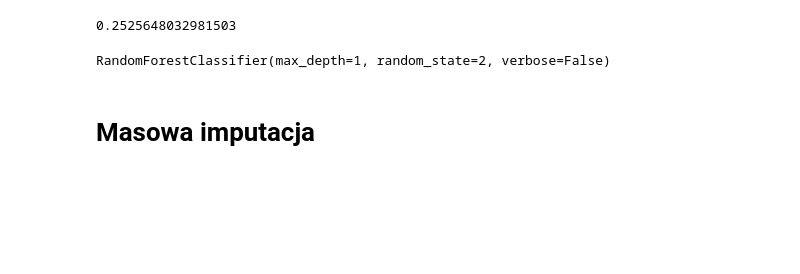
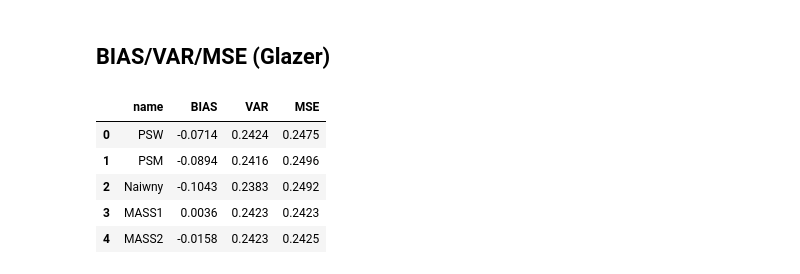
Before and after one commit to whyme36/BI_2021, a Jupyter notebook: Projekt_Kacper_Glazer_Kacper_Kwaśnioch.ipynb, the cells around one changed output. Drawn from its saved outputs; the diff is of its cells as text; code cells hidden in the pictures; blank space fills up the shorter version.

```diff
--- a/Projekt_Kacper_Glazer_Kacper_Kwaśnioch.ipynb
+++ b/Projekt_Kacper_Glazer_Kacper_Kwaśnioch.ipynb
@@ -119,0 +230,16 @@ def losowa_nielosowa_split(df,i, losowa_wielkosc = 400):
+# %%
+Srednie_wazone_naiwny=[]
+Variance_naiwny=[]
+for i in range(100):
+  #tworzenie prób
+  df_losowa, df_nielosowa=losowa_nielosowa_split(df,i)
+  #oczyszczenie prób
+  df_nielosowa=preprocessing(df_nielosowa)
+  df_losowa=preprocessing(df_losowa)
+  #Wyliczenie średniej i wariancji
+  naiwny = df_nielosowa['race'].mean()
+  var = variance(df_nielosowa['race'])
+  Variance_naiwny.append(var)
+  Srednie_wazone_naiwny.append(naiwny)
+  # postęp pracy
+  print(f'{i+1} z 100 został ukończony!')
@@ -174,0 +431,18 @@ for i in range(100):
+# %%
+Srednie_wazone_MASS_1=[]
+Srednie_wazone_MASS_2=[]
+Variance_MASS_1=[]
+
+for i in range(100):
+  i = i+300
+  #tworzymy próby losowe i nielosowe
+  proba_losowa, df_nielosowa=losowa_nielosowa_split(df,i)
+  proba_losowa= preprocessing(proba_losowa)
+  df_nielosowa= preprocessing(df_nielosowa)
+
+  #masowa imputacja
+  mass_imputation_1, mass_imputation_2 = imputacja_masowa(proba_losowa, df_nielosowa)
+  Srednie_wazone_MASS_1.append(mass_imputation_1)
+  Srednie_wazone_MASS_2.append(mass_imputation_2)
+
+  print(f'{i+1} z 100 został ukończony!')
@@ -200,23 +467,0 @@ var
-# %%
-MSE=bias**2+var
-MSE
-# %% [output]
-0.2525648032981503
-# %%
-#tworzymy próby losowe i nielosowe
-df_losowa, df_nielosowa=losowa_nielosowa_split(df,i)
-df_nielosowa=preprocessing(df_nielosowa)
-df_nielosowa['R']=1
-
-df_losowa=preprocessing(df_losowa)
-df_losowa_X=df_losowa.drop('race', axis=1)
-df_losowa_X['R']=0
-
-    # tworzymy model z połączenia tych prób
-df_to_model = pd.concat([df_losowa_X, df_nielosowa])
-y = df_to_model['R']
-X = df_to_model.drop(['R', 'race', 'waga'], axis=1)
-model_rf = RandomForestClassifier(max_depth=1, random_state=2,verbose=False)
-model_rf.fit(X, y)
-# %% [output]
-RandomForestClassifier(max_depth=1, random_state=2, verbose=False)
@@ -228,2 +468,17 @@ yhat_random = model.predict(X_random)
-# %% [markdown]
-# Masowa imputacja
+# %% [markdown]
+## BIAS/VAR/MSE (Glazer)
+# %%
+Wyniki = pd.DataFrame(np.array([BiasVarMSE(Srednie_wazone_PSW,Variance_PSW,'PSW'),
+                                BiasVarMSE(Srednie_wazone_PSM,Variance_PSM,'PSM'),
+                                BiasVarMSE(Srednie_wazone_naiwny,Variance_naiwny,'Naiwny'),
+                                BiasVarMSE(Srednie_wazone_MASS_1,Variance_MASS_1,'MASS1'),
+                                BiasVarMSE(Srednie_wazone_MASS_2,Variance_MASS_1,'MASS2')]),
+                   columns=['name','BIAS', 'VAR', 'MSE'])
+Wyniki
+# %% [output]
+|  | name | BIAS | VAR | MSE |
+| 0 | PSW | -0.0714 | 0.2424 | 0.2475 |
+| 1 | PSM | -0.0894 | 0.2416 | 0.2496 |
+| 2 | Naiwny | -0.1043 | 0.2383 | 0.2492 |
+| 3 | MASS1 | 0.0036 | 0.2423 | 0.2423 |
+| 4 | MASS2 | -0.0158 | 0.2423 | 0.2425 |
```
Also changed, not shown: parts of 28 cells of this notebook.
